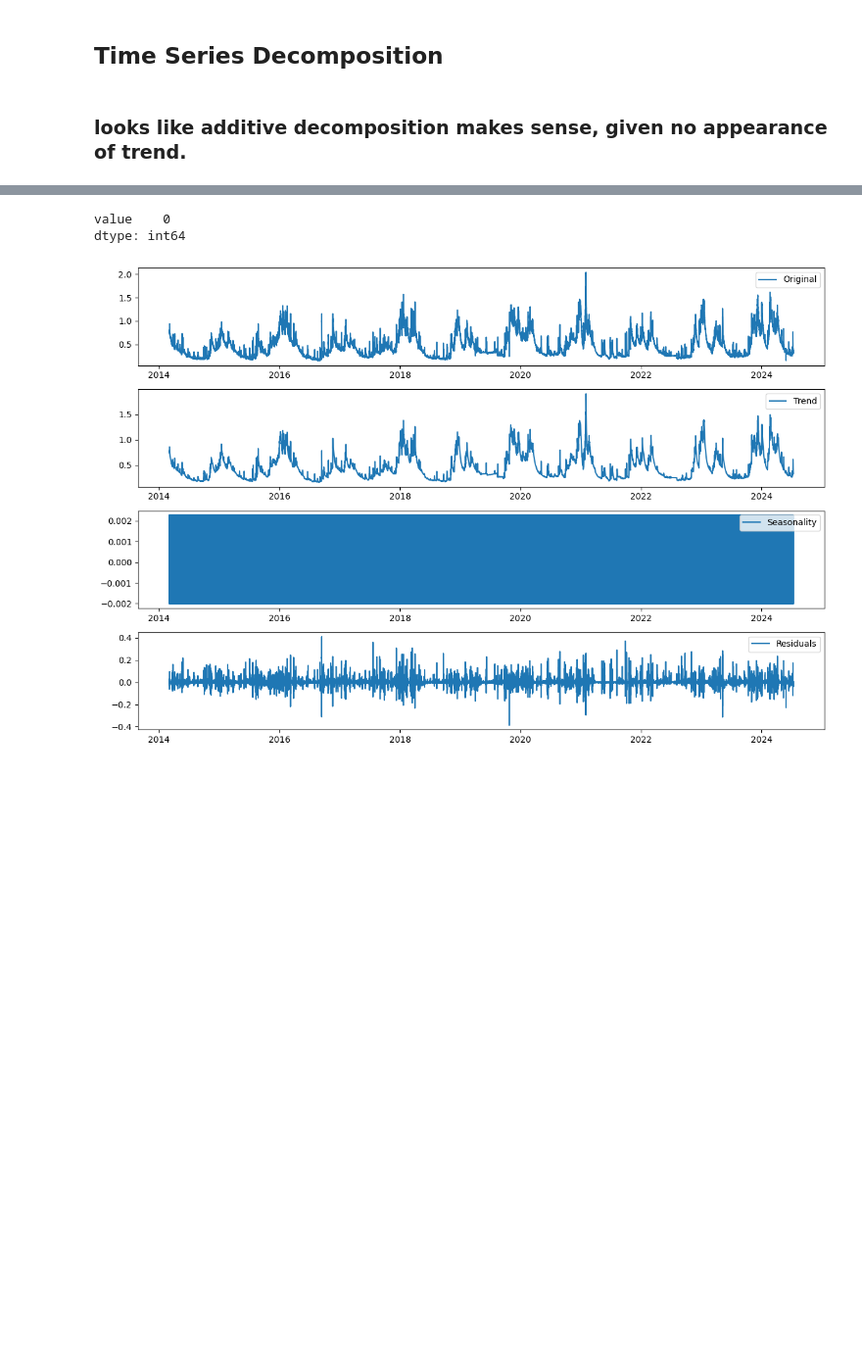
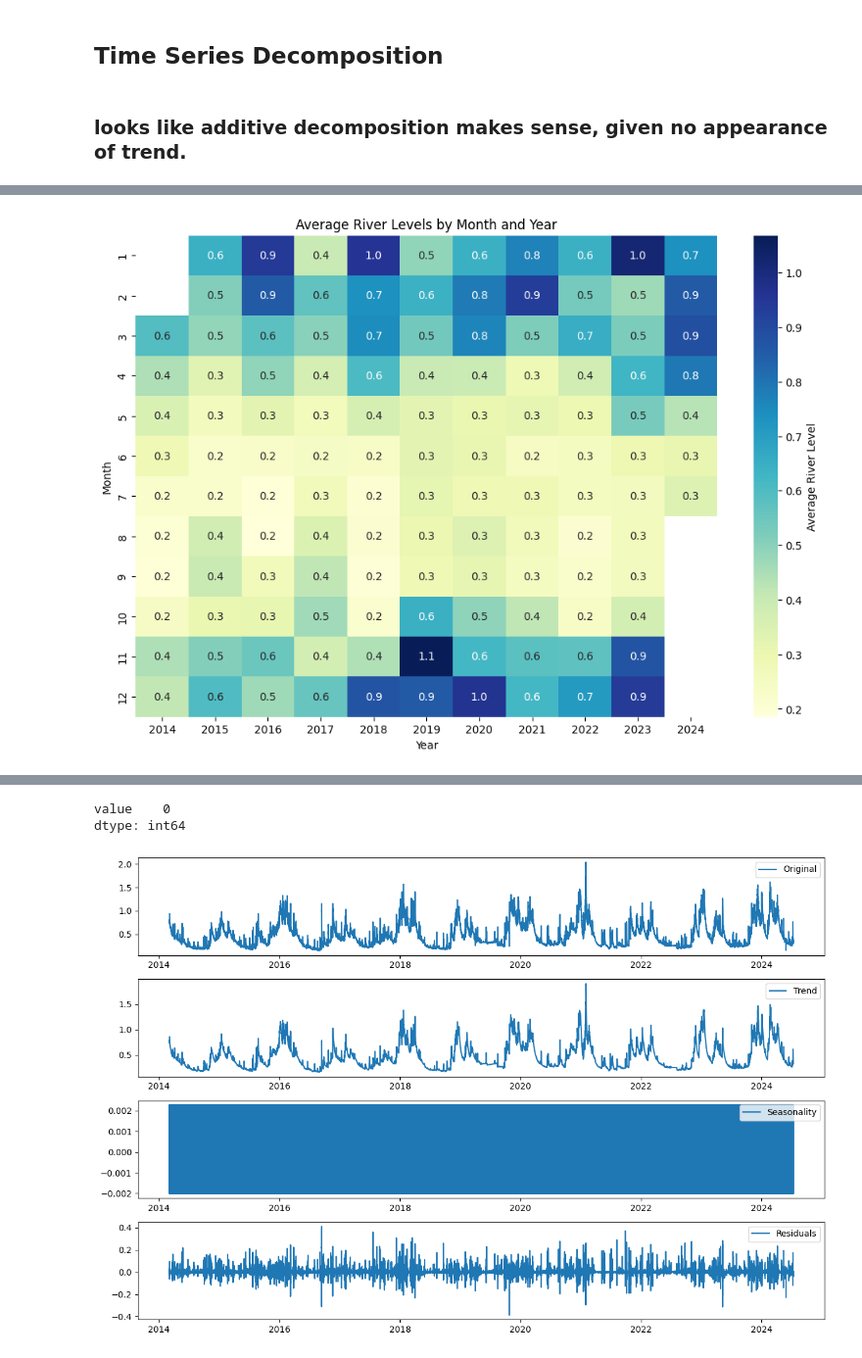
Before and after one commit to mishadcf/Flood-Prediction-Cornwall, a Jupyter notebook: notebooks/EDA.ipynb, the cells around one changed output, grey strips where cells are left out. Shown at 98% size. Saved outputs shown, nothing was run; the diff lists cells and outputs as text; code cells hidden in the pictures; blank space fills up the shorter version.

```diff
--- a/notebooks/EDA.ipynb
+++ b/notebooks/EDA.ipynb
@@ -203,6 +194,0 @@ extract_time_values_from_csv(path) #earliest date 2014 unfortunately
-# %%
-# Calculate the difference between consecutive timestamps
-station_1335['time_diff'] = station_1335['time'].diff()
-
-# Check the distribution of time differences to find the most common interval
-station_1335['time_diff'].value_counts().head()
@@ -303,7 +196,18 @@ Percentage of Rows with Missing Timestamps: 16.66%
 ## Time Series Decomposition
 # %% [markdown]
 ### looks like additive decomposition makes sense, given no appearance of trend.
-# %%
-station_1335 = pd.read_csv('/Users/antonfreidin/water_project/data/river_data/station_1335_clean.csv', parse_dates=['time'], index_col='time')
-# %%
-station_1335 = station_1335.cle
+# %%
+import numpy as np
+import pandas as pd
+import matplotlib.pyplot as plt
+import seaborn as sns
+
+# Setting seed for reproducibility
+np.random.seed(42)
+
+# Assuming df is your DataFrame with 'value', 'month', and 'year' columns
+df_plot = station_1335[['month', 'year', 'value']].groupby(['month', 'year']).mean().unstack('year')
+
+# Renaming columns for clarity
+df_plot.columns = df_plot.columns.droplevel()
+df_plot.index.name = 'Month'
@@ -309,0 +231,10 @@ station_1335 = station_1335.cle
+# %%
+# Set up the figure size and plot the heatmap
+plt.figure(figsize=(12, 8))
+sns.heatmap(df_plot, cmap="YlGnBu", annot=True, fmt=".1f", cbar_kws={'label': 'Average River Level'})
+plt.title('Average River Levels by Month and Year')
+plt.xlabel('Year')
+plt.ylabel('Month')
+plt.show()
+# %% [output]
+[figure, added]
```
Also changed, not shown: parts of 42 cells of this notebook.
